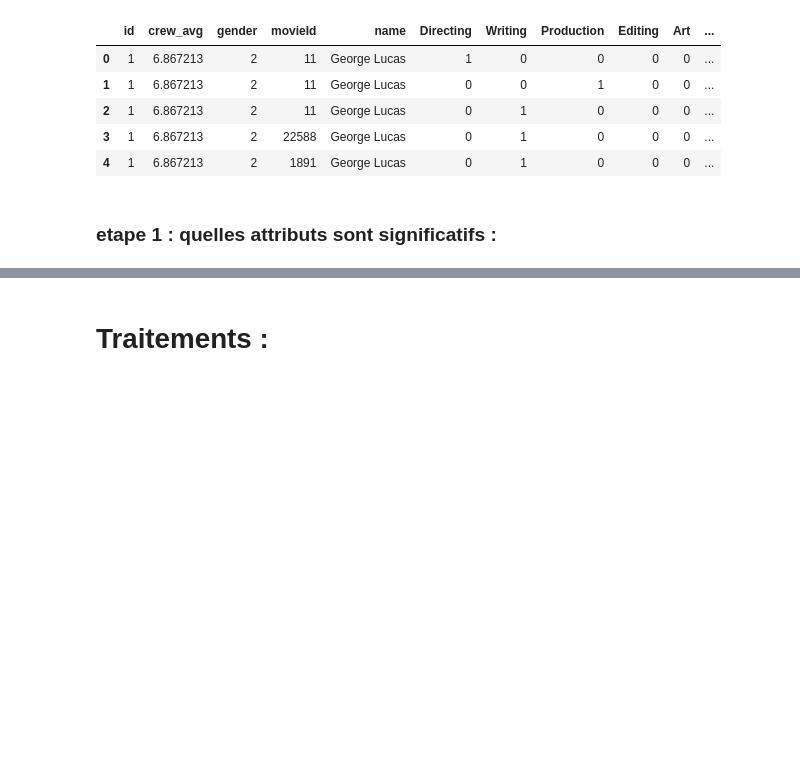
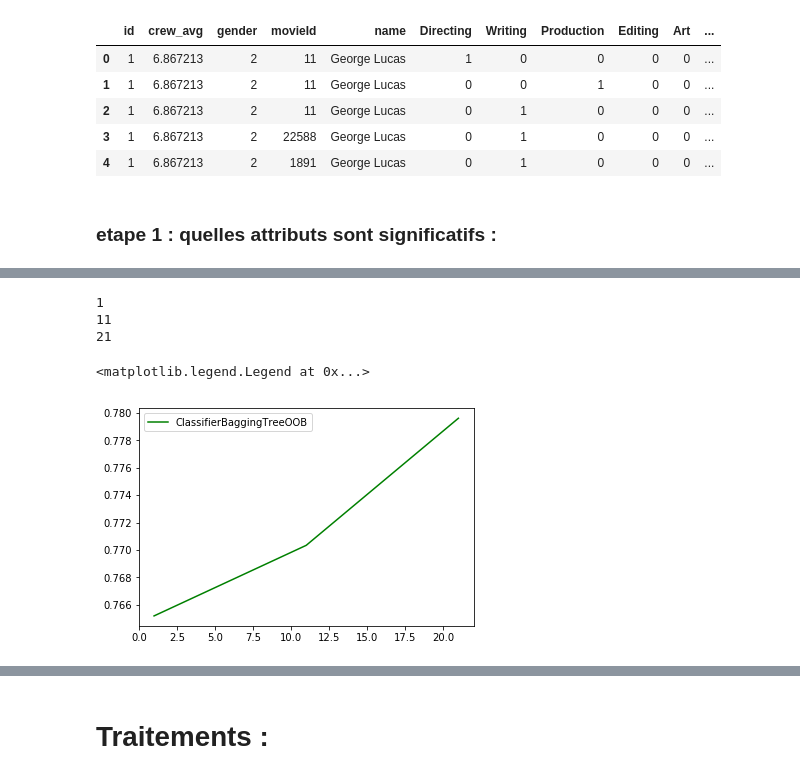
Before and after one commit to chekirou/Machine-learning-on-IMDB, a Jupyter notebook: projet.ipynb, the cells around one changed output, grey strips where cells are left out. Saved outputs shown, nothing was run; the diff lists cells and outputs as text; code cells hidden in the pictures; blank space fills up the shorter version.

```diff
--- a/projet.ipynb
+++ b/projet.ipynb
@@ -542,0 +624,25 @@ les_centresRand1, l_affectationv = km.kmoyennes(2, , 0.05, 100)
+# %%
+a,b, c,d= [], [], [], []
+
+for i in range(1, 31, 10):
+    print(i)
+    #c1= cl.ClassifierRandomForest(i, 0.3, 0.01, True , 6)
+    #c2 = cl.ClassifierBaggingTree(i,0.3,0.01,True)
+    c3 =  cl.ClassifierBaggingTreeOOB(i,0.3, 0.01,True)
+    #c1.train(train)
+    #c2.train(train)
+    c3.train(train)
+    a.append(i)
+    #b.append(c1.accuracy(test))
+
+    #c.append(c2.accuracy(test))
+    d.append(c3.accuracy(test))
+#print(a,b ,"r", a,c, a, d, "g")
+plt.pyplot.plot( a, d, "g" )
+plt.pyplot.legend(["ClassifierBaggingTreeOOB"])
+# %% [output]
+1
+11
+21
+<matplotlib.legend.Legend at 0x...>
+[figure, added]
```
Also changed, not shown: parts of 24 cells of this notebook.
